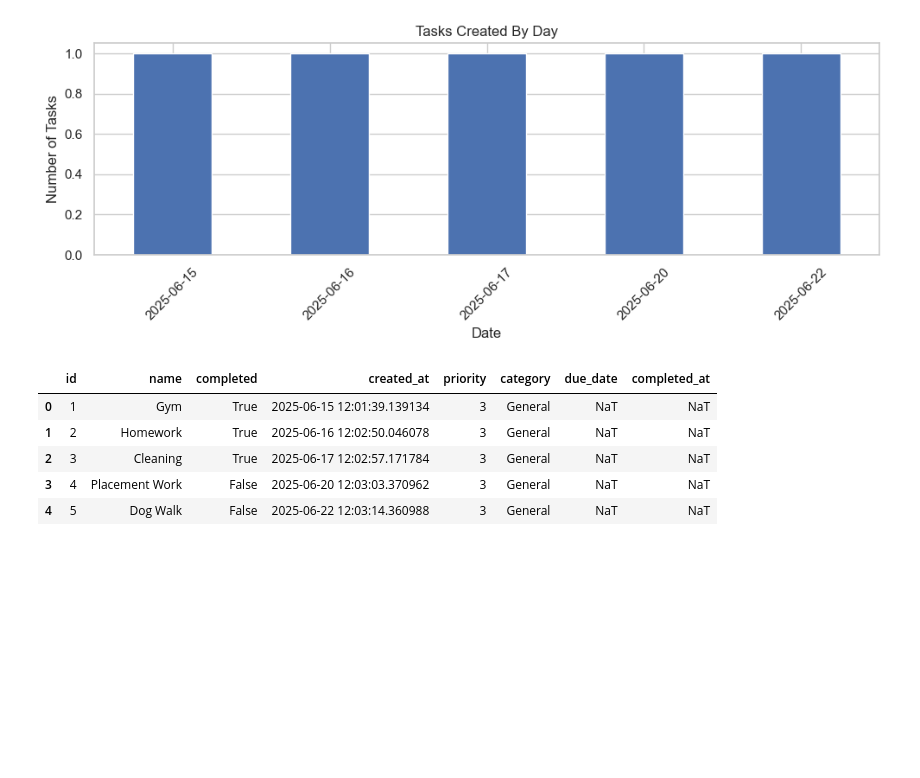
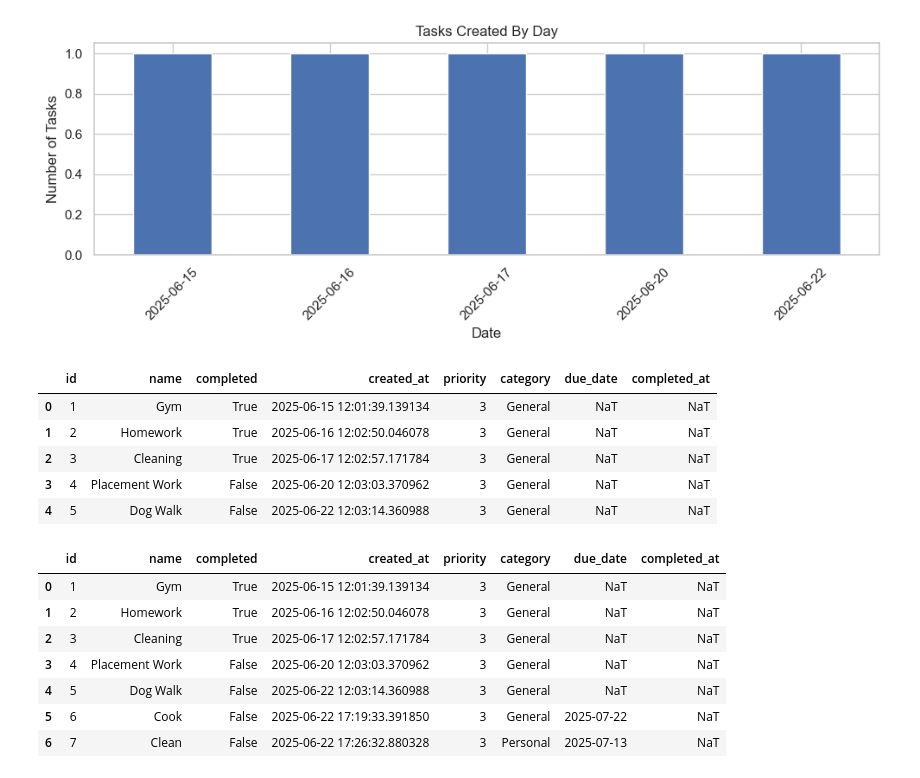
Before and after one commit to LewisHalsallCranfield/468979-Lewis-Halsall-DMP-Programming-Assignment, a Jupyter notebook: task_analysis.ipynb, the cells around one changed output. Cells and saved outputs as stored; diff of their text form; code cells hidden in the pictures; blank space fills up the shorter version.

Commit message:
Updated the add_task() and complete_task() methods to work with new priority etc. columns. Tested in Jupyter notebook.

```diff
--- a/task_analysis.ipynb
+++ b/task_analysis.ipynb
@@ -104,3 +104,16 @@ df.head()
 | 2 | 3 | Cleaning | True | 2025-06-17 12:02:57.171784 | 3 | General | NaT | NaT |
 | 3 | 4 | Placement Work | False | 2025-06-20 12:03:03.370962 | 3 | General | NaT | NaT |
 | 4 | 5 | Dog Walk | False | 2025-06-22 12:03:14.360988 | 3 | General | NaT | NaT |
+# %%
+# Checking new add method works.
+df = pd.read_csv("tasks.csv", parse_dates=["created_at", "due_date", "completed_at"])
+df.head(10)
+# %% [output]
+|  | id | name | completed | created_at | priority | category | due_date | completed_at |
+| 0 | 1 | Gym | True | 2025-06-15 12:01:39.139134 | 3 | General | NaT | NaT |
+| 1 | 2 | Homework | True | 2025-06-16 12:02:50.046078 | 3 | General | NaT | NaT |
+| 2 | 3 | Cleaning | True | 2025-06-17 12:02:57.171784 | 3 | General | NaT | NaT |
+| 3 | 4 | Placement Work | False | 2025-06-20 12:03:03.370962 | 3 | General | NaT | NaT |
+| 4 | 5 | Dog Walk | False | 2025-06-22 12:03:14.360988 | 3 | General | NaT | NaT |
+| 5 | 6 | Cook | False | 2025-06-22 17:19:33.391850 | 3 | General | 2025-07-22 | NaT |
+| 6 | 7 | Clean | False | 2025-06-22 17:26:32.880328 | 3 | Personal | 2025-07-13 | NaT |
```
Also changed, not shown: 2 other files.
